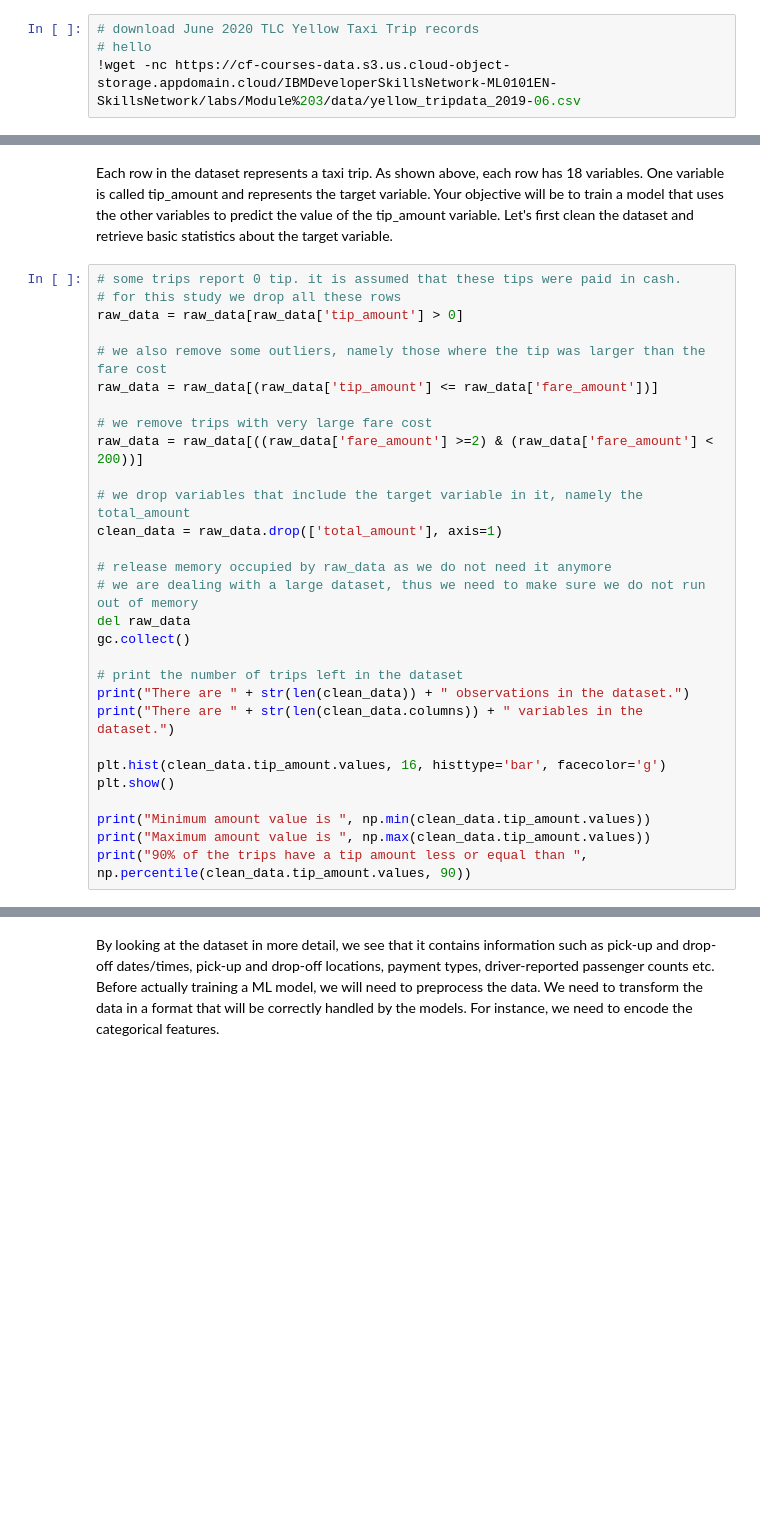
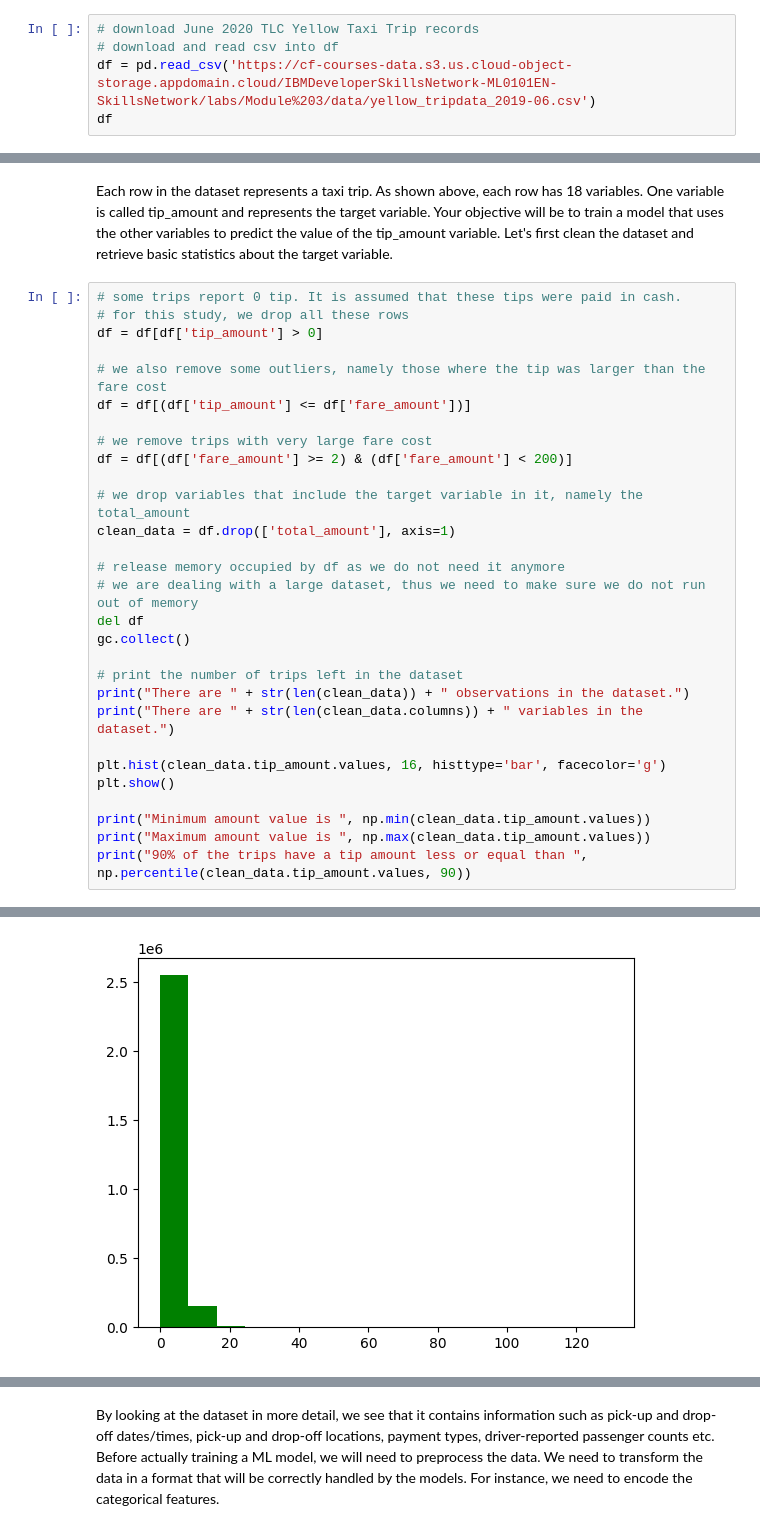
Before and after one commit to mrwoodzi/Data_Science_Certs_Progress, a Jupyter notebook: IBM_Data_Science_Professional_Cert/Machine_Learning_Python/Jupyterlab_notes/Regression_Trees_SnapML.ipynb, the cells around one changed output, grey strips where cells are left out. Cells and saved outputs as stored; diff of their text form; blank space fills up the shorter version.

```diff
--- a/IBM_Data_Science_Professional_Cert/Machine_Learning_Python/Jupyterlab_notes/Regression_Trees_SnapML.ipynb
+++ b/IBM_Data_Science_Professional_Cert/Machine_Learning_Python/Jupyterlab_notes/Regression_Trees_SnapML.ipynb
@@ -48,6 +48,7 @@ After completing this lab you will be able to:
 import pandas as pd
 # %%
 # download June 2020 TLC Yellow Taxi Trip records
-# hello
-!wget -nc https://cf-courses-data.s3.us.cloud-object-storage.appdomain.cloud/IBMDeveloperSkillsNetwork-ML0101EN-SkillsNetwork/labs/Module%203/data/yellow_tripdata_2019-06.csv
+# download and read csv into df
+df = pd.read_csv('https://cf-courses-data.s3.us.cloud-object-storage.appdomain.cloud/IBMDeveloperSkillsNetwork-ML0101EN-SkillsNetwork/labs/Module%203/data/yellow_tripdata_2019-06.csv')
+df
 # %% [output]
@@ -101,22 +118,22 @@ raw_data.head()
 # %% [markdown]
 Each row in the dataset represents a taxi trip. As shown above, each row has 18 variables. One variable is called tip_amount and represents the target variable. Your objective will be to train a model that uses the other variables to predict the value of the tip_amount variable. Let's first clean the dataset and retrieve basic statistics about the target variable.
 # %%
-# some trips report 0 tip. it is assumed that these tips were paid in cash.
-# for this study we drop all these rows
-raw_data = raw_data[raw_data['tip_amount'] > 0]
+# some trips report 0 tip. It is assumed that these tips were paid in cash.
+# for this study, we drop all these rows
+df = df[df['tip_amount'] > 0]
 
 # we also remove some outliers, namely those where the tip was larger than the fare cost
-raw_data = raw_data[(raw_data['tip_amount'] <= raw_data['fare_amount'])]
+df = df[(df['tip_amount'] <= df['fare_amount'])]
 
 # we remove trips with very large fare cost
-raw_data = raw_data[((raw_data['fare_amount'] >=2) & (raw_data['fare_amount'] < 200))]
+df = df[(df['fare_amount'] >= 2) & (df['fare_amount'] < 200)]
 
 # we drop variables that include the target variable in it, namely the total_amount
-clean_data = raw_data.drop(['total_amount'], axis=1)
+clean_data = df.drop(['total_amount'], axis=1)
 
-# release memory occupied by raw_data as we do not need it anymore
+# release memory occupied by df as we do not need it anymore
 # we are dealing with a large dataset, thus we need to make sure we do not run out of memory
-del raw_data
+del df
 gc.collect()
 
 # print the number of trips left in the dataset
@@ -129,3 +146,4 @@ plt.show()
 print("Minimum amount value is ", np.min(clean_data.tip_amount.values))
 print("Maximum amount value is ", np.max(clean_data.tip_amount.values))
 print("90% of the trips have a tip amount less or equal than ", np.percentile(clean_data.tip_amount.values, 90))
+# %% [output]
@@ -131,0 +152 @@ print("90% of the trips have a tip amount less or equal than ", np.percentile(cl
+[figure, added]
```
Also changed, not shown: parts of 7 cells of this notebook, 13 other files.
